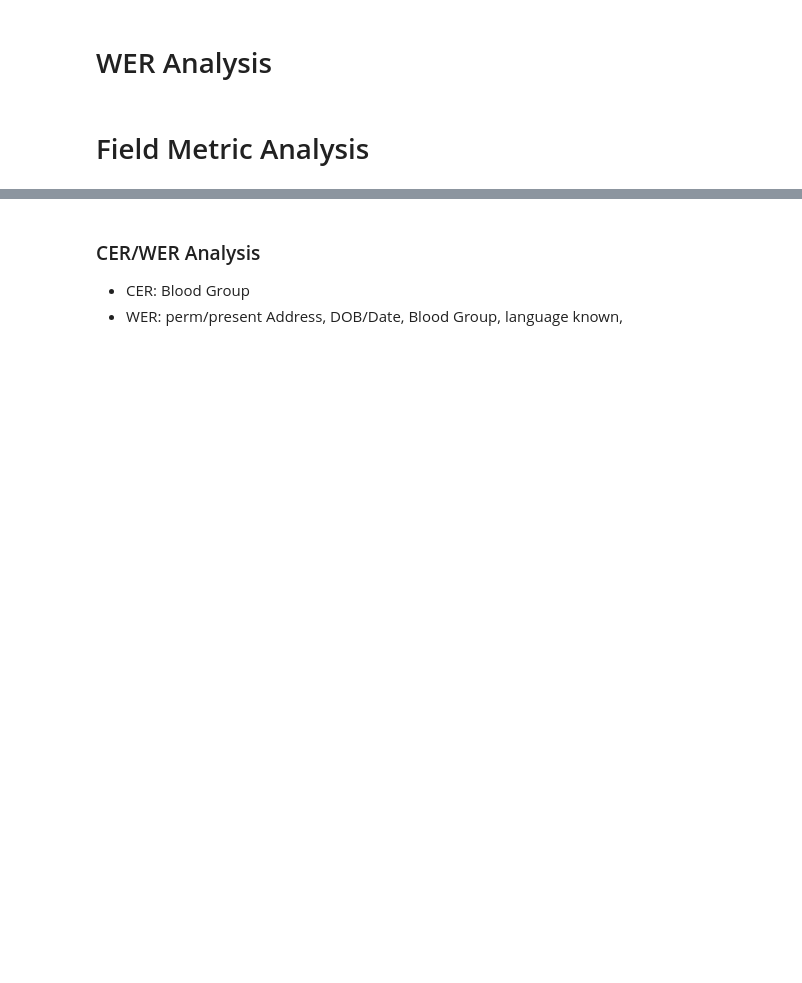
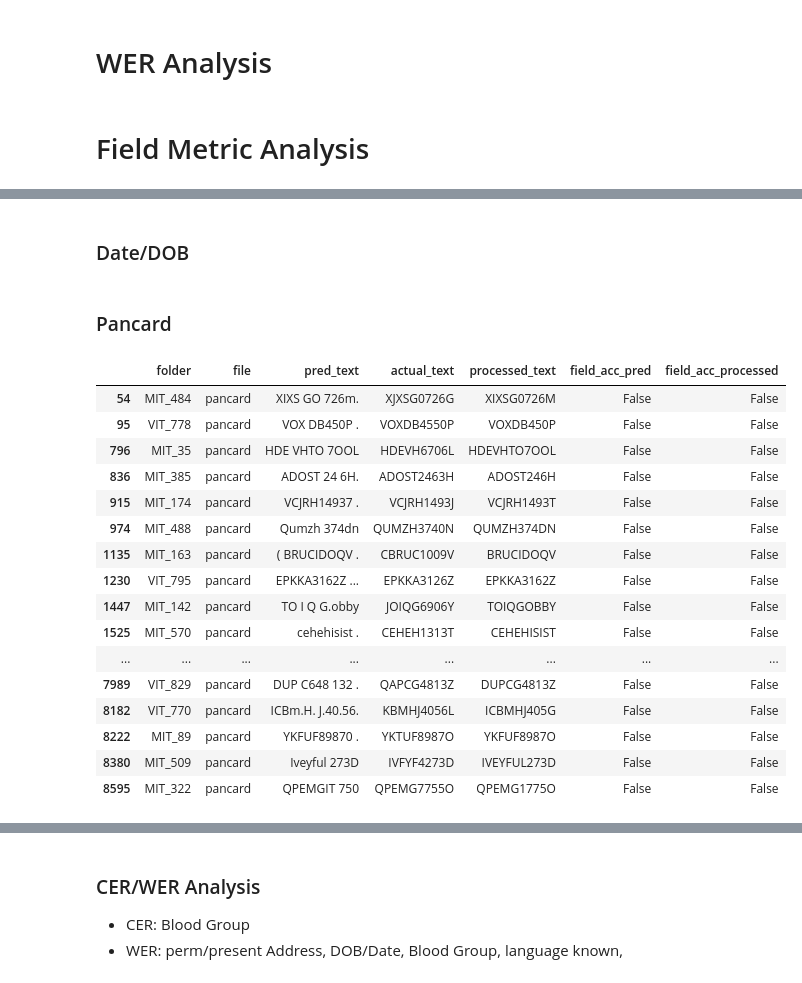
Before and after one commit to sathishkumartheta/tokenwise-dehado-ai, a Jupyter notebook: notebooks/OCR_Metrics.ipynb, the cells around one changed output, grey strips where cells are left out. Saved outputs shown, nothing was run; the diff lists cells and outputs as text; code cells hidden in the pictures; blank space fills up the shorter version.

```diff
--- a/notebooks/OCR_Metrics.ipynb
+++ b/notebooks/OCR_Metrics.ipynb
@@ -577,0 +491,2 @@ len(df_processed[(df_processed['field_acc_processed'] == False) & (df_processed[
+# %% [markdown]
+### Date/DOB
@@ -577,0 +498,23 @@ len(df_processed[(df_processed['field_acc_processed'] == False) & (df_processed[
+# %% [markdown]
+### Pancard
+# %%
+field_name = 'pancard'
+df_processed[(df_processed['field_acc_processed'] == False) & (df_processed['file'] == field_name)]
+# %% [output]
+|  | folder | file | pred_text | actual_text | processed_text | field_acc_pred | field_acc_processed |
+| 54 | MIT_484 | pancard | XIXS GO 726m. | XJXSG0726G | XIXSG0726M | False | False |
+| 95 | VIT_778 | pancard | VOX DB450P . | VOXDB4550P | VOXDB450P | False | False |
+| 796 | MIT_35 | pancard | HDE VHTO 7OOL | HDEVH6706L | HDEVHTO7OOL | False | False |
+| 836 | MIT_385 | pancard | ADOST 24 6H. | ADOST2463H | ADOST246H | False | False |
+| 915 | MIT_174 | pancard | VCJRH14937 . | VCJRH1493J | VCJRH1493T | False | False |
+| 974 | MIT_488 | pancard | Qumzh 374dn | QUMZH3740N | QUMZH374DN | False | False |
+| 1135 | MIT_163 | pancard | ( BRUCIDOQV . | CBRUC1009V | BRUCIDOQV | False | False |
+| 1230 | VIT_795 | pancard | EPKKA3162Z ... | EPKKA3126Z | EPKKA3162Z | False | False |
+| 1447 | MIT_142 | pancard | TO I Q G.obby | JOIQG6906Y | TOIQGOBBY | False | False |
+| 1525 | MIT_570 | pancard | cehehisist . | CEHEH1313T | CEHEHISIST | False | False |
+| ... | ... | ... | ... | ... | ... | ... | ... |
+| 7989 | VIT_829 | pancard | DUP C648 132 . | QAPCG4813Z | DUPCG4813Z | False | False |
+| 8182 | VIT_770 | pancard | ICBm.H. J.40.56. | KBMHJ4056L | ICBMHJ405G | False | False |
+| 8222 | MIT_89 | pancard | YKFUF89870 . | YKTUF8987O | YKFUF8987O | False | False |
+| 8380 | MIT_509 | pancard | Iveyful 273D | IVFYF4273D | IVEYFUL273D | False | False |
+| 8595 | MIT_322 | pancard | QPEMGIT 750 | QPEMG7755O | QPEMG1775O | False | False |
```
Also changed, not shown: parts of 97 cells of this notebook.
